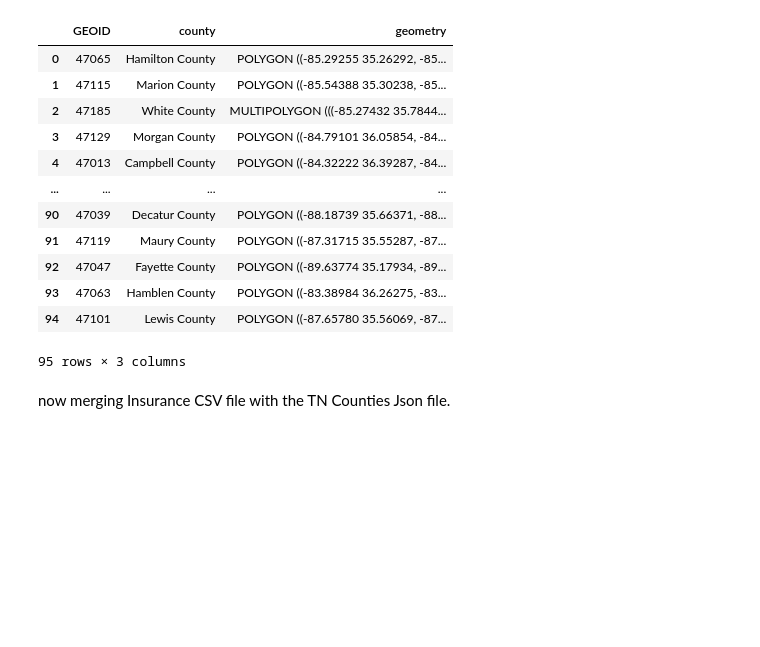
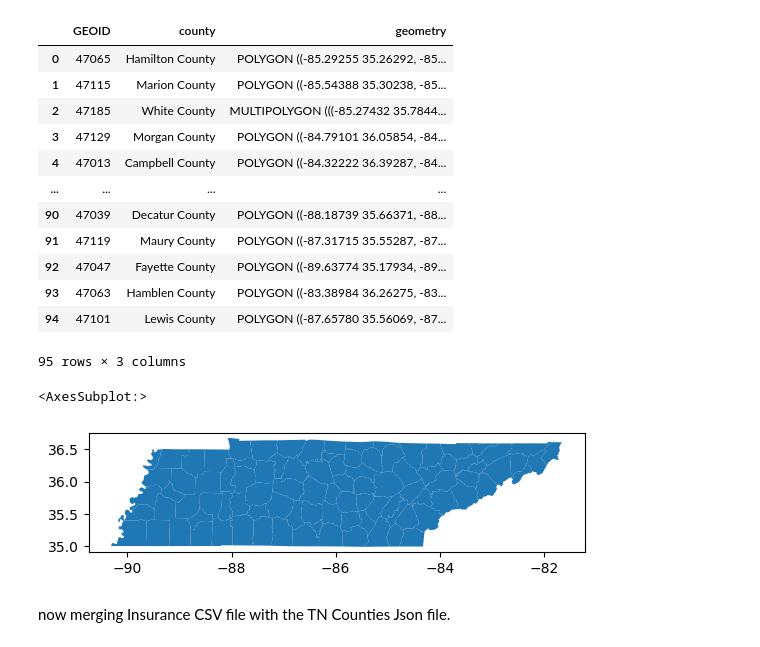
Before and after one commit to tigerbelle07/Capstone, a Jupyter notebook: notebooks/Capstone- Breast Cancer - Census Data_v2.ipynb, the cells around one changed output. Drawn from its saved outputs; the diff is of its cells as text; code cells hidden in the pictures; blank space fills up the shorter version.

```diff
--- a/notebooks/Capstone- Breast Cancer - Census Data_v2.ipynb
+++ b/notebooks/Capstone- Breast Cancer - Census Data_v2.ipynb
@@ -98,6 +98,11 @@ counties
 | 93 | 47063 | Hamblen County | POLYGON ((-83.38984 36.26275, -83... |
 | 94 | 47101 | Lewis County | POLYGON ((-87.65780 35.56069, -87... |
 95 rows × 3 columns
+# %%
+counties.plot()
+# %% [output]
+<AxesSubplot:>
+[figure, added]
 # %% [markdown]
 now merging Insurance CSV file with the TN Counties Json file.
 # %%
```
Also changed, not shown: parts of 3 cells of this notebook.
